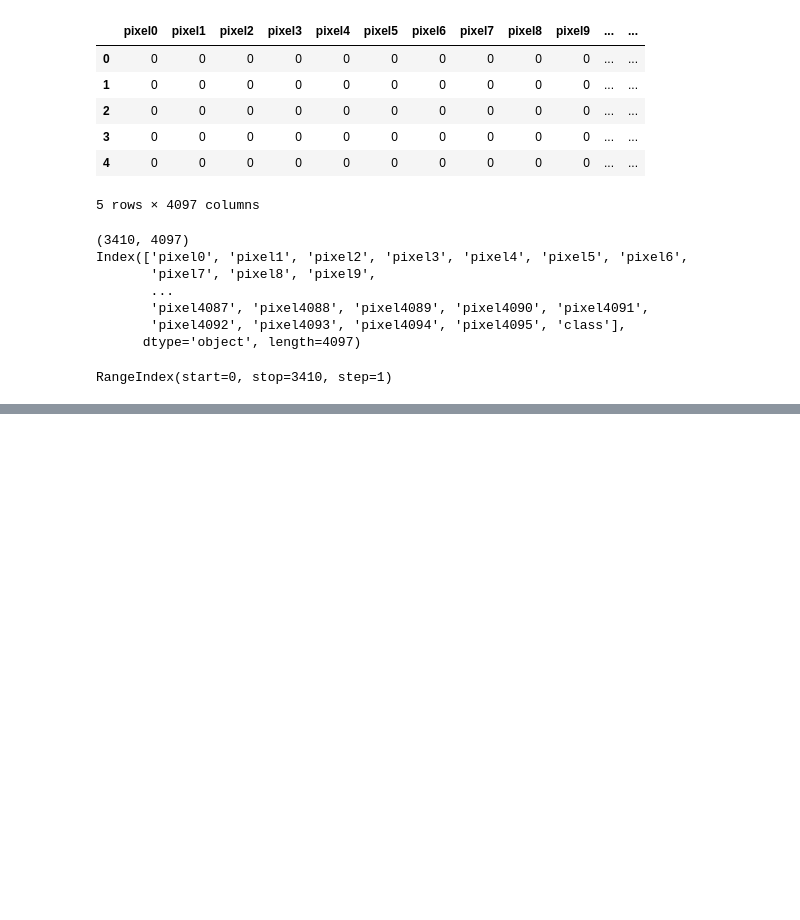
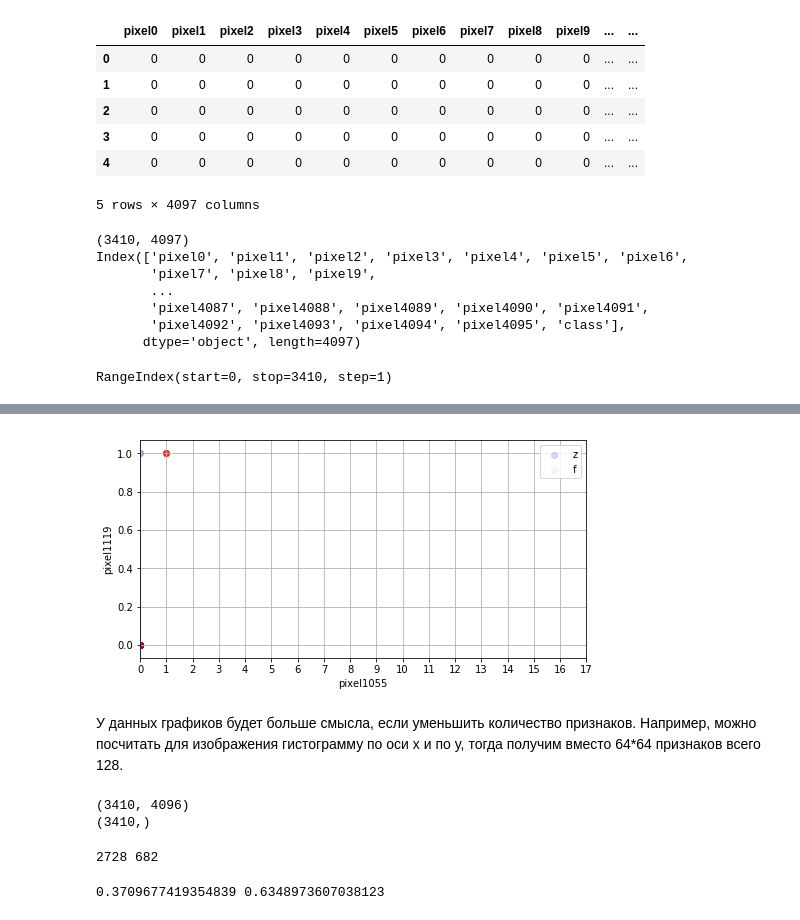
Before and after one commit to AleksandrPanov/character_recognition, a Jupyter notebook: hw1.ipynb, the cells around one changed output, grey strips where cells are left out. Cells and saved outputs as stored; diff of their text form; code cells hidden in the pictures; blank space fills up the shorter version.

Commit message:
added KNeighborsClassifier

```diff
--- a/hw1.ipynb
+++ b/hw1.ipynb
@@ -64,0 +120,25 @@ RangeIndex(start=0, stop=3410, step=1)
+# %%
+plt.figure(figsize = (8, 4))
+
+plt.scatter(data[data['class'] == 'z']['pixel1055'],
+            data[data['class'] == 'z']['pixel1119'],
+            alpha = 0.15,
+            label = 'z',
+            color = 'b')
+
+plt.scatter(data[data['class'] == 'f']['pixel1055'],
+            data[data['class'] == 'f']['pixel1119'],
+            alpha = 0.05,
+            label = 'f',
+            color = 'r')
+
+plt.xlabel('pixel1055')
+plt.xticks(range(18))
+plt.xlim(0, 17)
+plt.ylabel('pixel1119')
+plt.legend()
+plt.grid()
+# %% [output]
+[figure, added]
+# %% [markdown]
+У данных графиков будет больше смысла, если уменьшить количество признаков. Например, можно посчитать для изображения гистограмму по оси x и по y, тогда получим вместо 64*64 признаков всего 128.
@@ -64,0 +149,32 @@ RangeIndex(start=0, stop=3410, step=1)
+# %%
+print(X.shape)
+print(y.shape)
+N, d = X.shape
+# %% [output]
+(3410, 4096)
+(3410,)
+# %%
+from sklearn.model_selection import train_test_split
+X_train, X_test, y_train, y_test = train_test_split(X, y, test_size = 0.2, random_state = 42)
+
+N_train, _ = X_train.shape
+N_test,  _ = X_test.shape
+
+print(N_train, N_test)
+# %% [output]
+2728 682
+# %%
+from sklearn.neighbors import KNeighborsClassifier
+
+knn = KNeighborsClassifier(n_neighbors = 4, metric='hamming', n_jobs = 4)
+knn.fit(X_train, y_train)
+
+y_train_predict = knn.predict(X_train)
+y_test_predict = knn.predict(X_test)
+
+err_train = np.mean(y_train != y_train_predict)
+err_test  = np.mean(y_test  != y_test_predict)
+
+print(err_train, err_test)
+# %% [output]
+0.3709677419354839 0.6348973607038123
```
Also changed, not shown: parts of 11 cells of this notebook.
